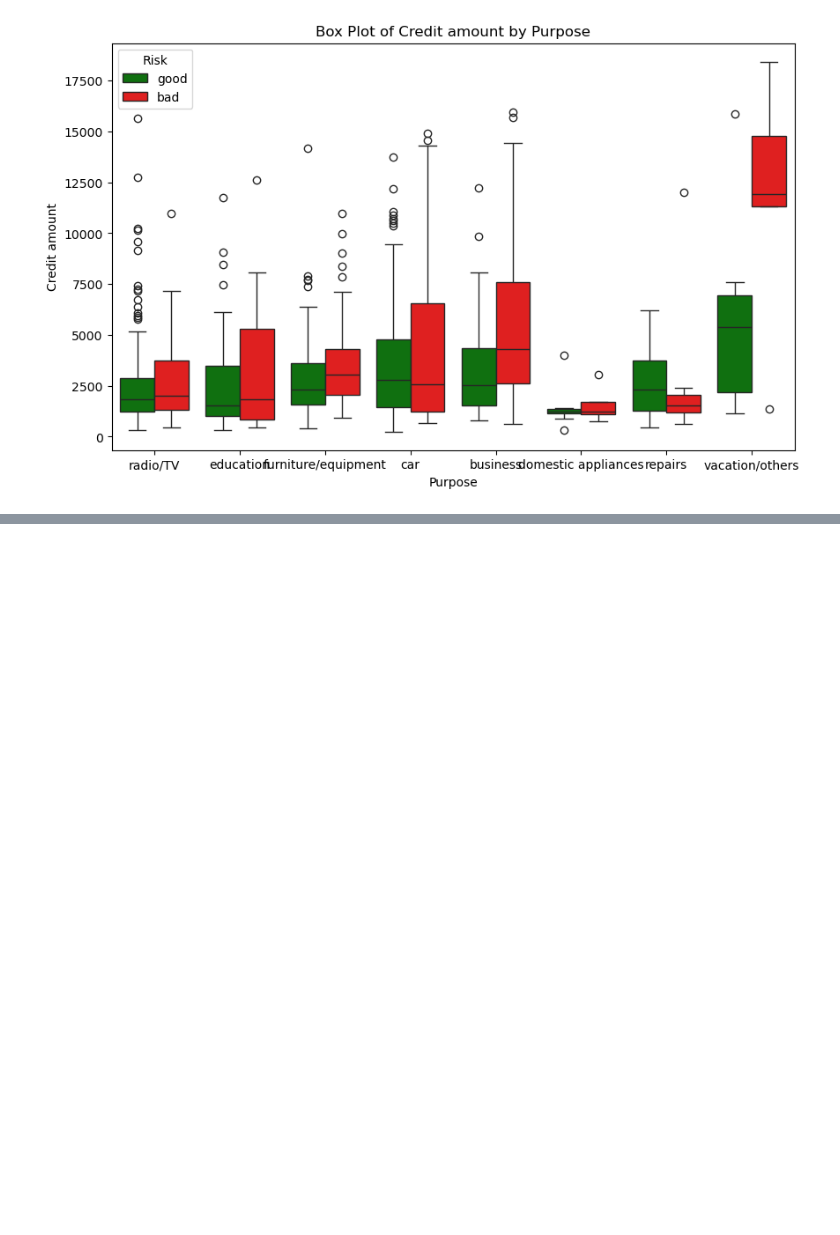
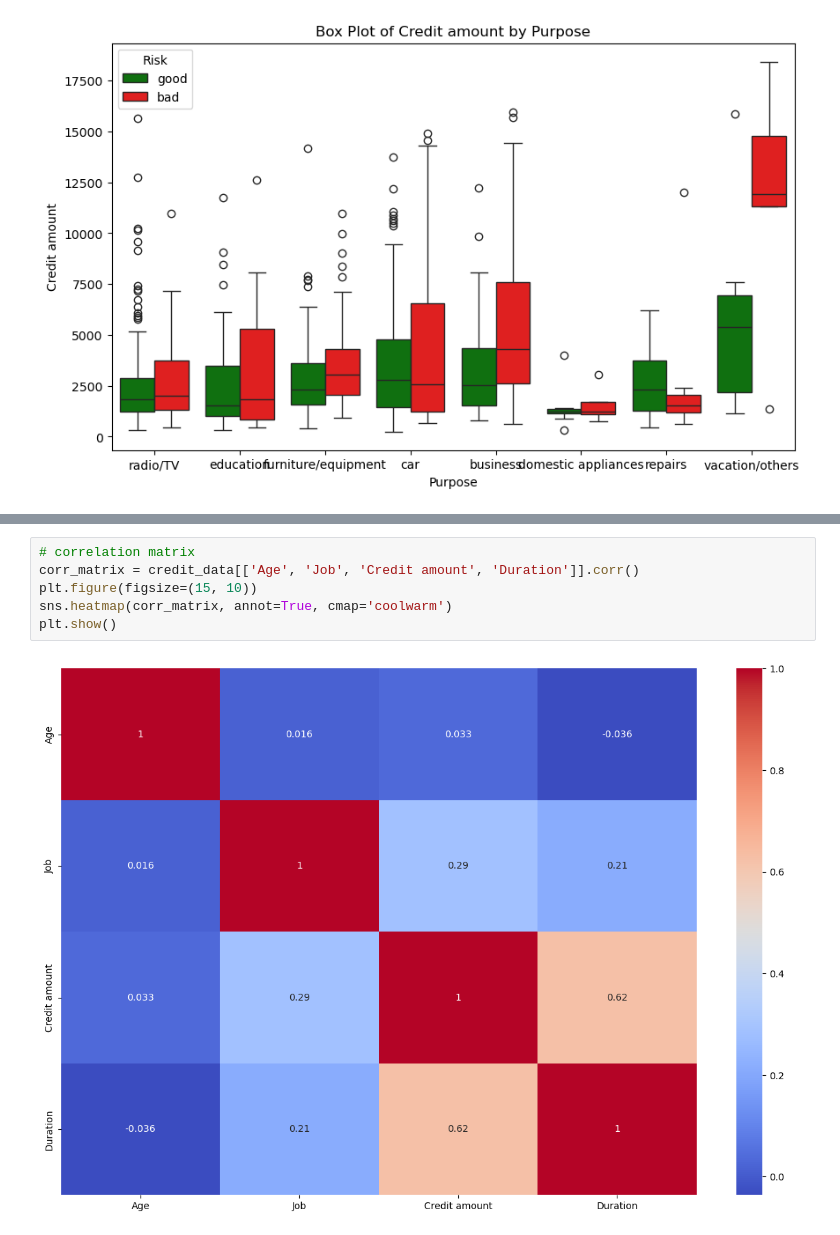
Before and after one commit to imarav07/credit_risk, a Jupyter notebook: notebooks/data_exploration.ipynb, the cells around one changed output, grey strips where cells are left out. Saved outputs shown, nothing was run; the diff lists cells and outputs as text; blank space fills up the shorter version.

```diff
--- a/notebooks/data_exploration.ipynb
+++ b/notebooks/data_exploration.ipynb
@@ -385,0 +494,8 @@ custom_box_plot(data_= credit_data, x_col = 'Purpose', y_col = 'Credit amount',
+# %%
+# correlation matrix
+corr_matrix = credit_data[['Age', 'Job', 'Credit amount', 'Duration']].corr()
+plt.figure(figsize=(15, 10))
+sns.heatmap(corr_matrix, annot=True, cmap='coolwarm')
+plt.show()
+# %% [output]
+[figure, added]
```
Also changed, not shown: parts of 10 cells of this notebook, 4 other files.
